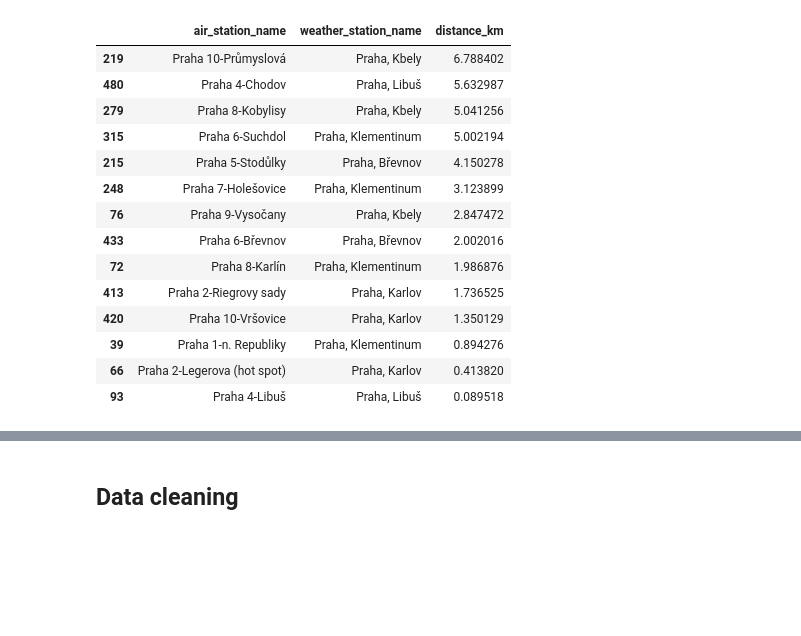
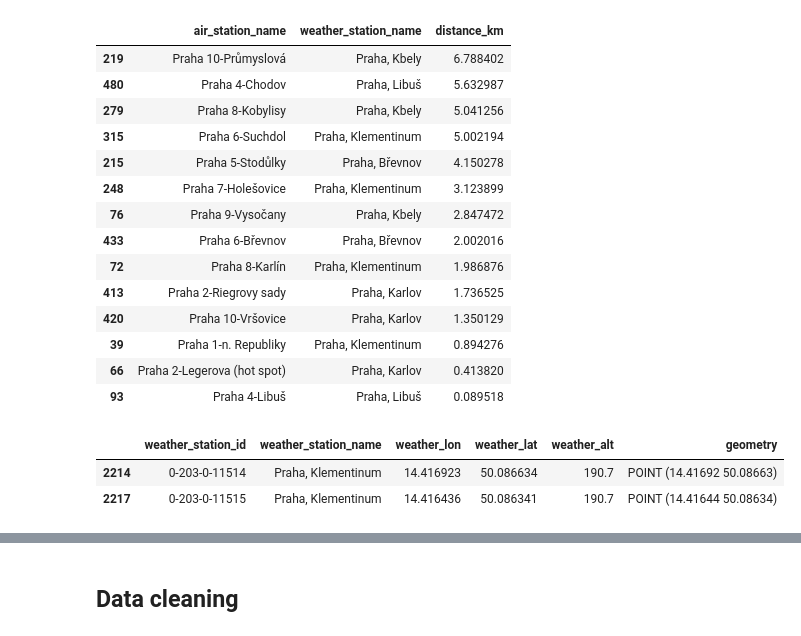
Before and after one commit to jayjay7788/Data-Processing-in-Python---Project, a Jupyter notebook: notebooks/data processing draft.ipynb, the cells around one changed output, grey strips where cells are left out. Drawn from its saved outputs; the diff is of its cells as text; code cells hidden in the pictures; blank space fills up the shorter version.

```diff
--- a/notebooks/data processing draft.ipynb
+++ b/notebooks/data processing draft.ipynb
@@ -497,6 +504,12 @@ nearest_match.sort_values("distance_km", ascending=False)[
 | 39 | Praha 1-n. Republiky | Praha, Klementinum | 0.894276 |
 | 66 | Praha 2-Legerova (hot spot) | Praha, Karlov | 0.413820 |
 | 93 | Praha 4-Libuš | Praha, Libuš | 0.089518 |
+# %%
+weather_gdf[weather_gdf["weather_station_name"].str.contains("Klementinum", case = False)]
+# %% [output]
+|  | weather_station_id | weather_station_name | weather_lon | weather_lat | weather_alt | geometry |
+| 2214 | 0-203-0-11514 | Praha, Klementinum | 14.416923 | 50.086634 | 190.7 | POINT (14.41692 50.08663) |
+| 2217 | 0-203-0-11515 | Praha, Klementinum | 14.416436 | 50.086341 | 190.7 | POINT (14.41644 50.08634) |
 # %%
 # now:
 ## some of weather stations not used
```
Also changed, not shown: parts of 26 cells of this notebook, 1 other file.
